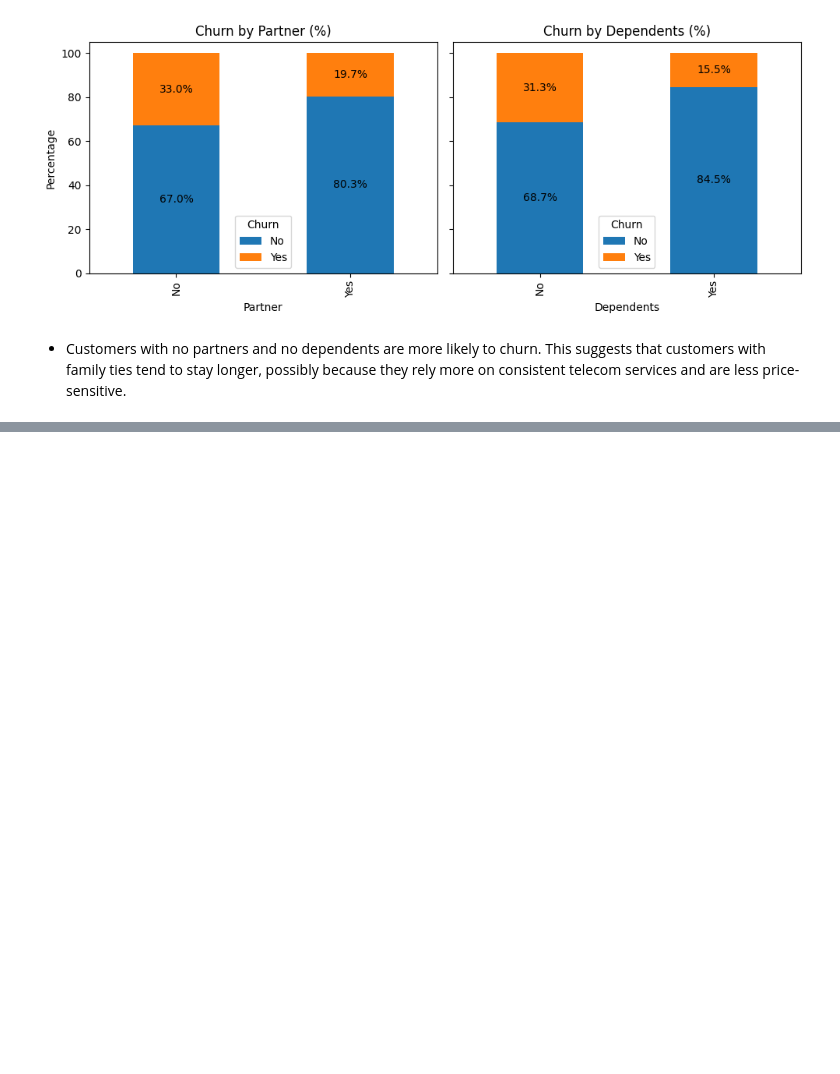
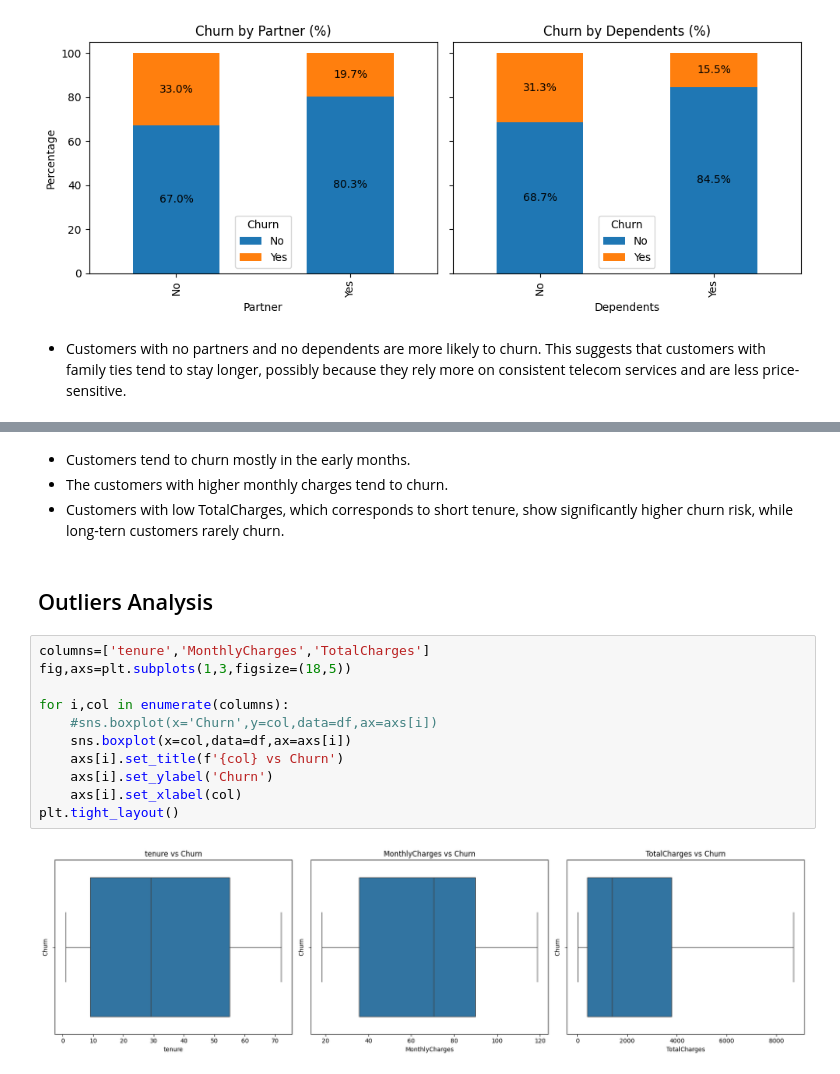
Before and after one commit to AjitaGiri/Customer_Churn_Prediction, a Jupyter notebook: notebook/EDA.ipynb, the cells around one changed output, grey strips where cells are left out. Cells and saved outputs as stored; diff of their text form; blank space fills up the shorter version.

```diff
--- a/notebook/EDA.ipynb
+++ b/notebook/EDA.ipynb
@@ -389,0 +434,19 @@ This suggests that customers with family ties tend to stay longer, possibly beca
+# %% [markdown]
+- Customers tend to churn mostly in the early months.
+- The customers with higher monthly charges tend to churn.
+- Customers with low TotalCharges, which corresponds to short tenure, show significantly higher churn risk, while long-tern customers rarely churn.
+# %% [markdown]
+## Outliers Analysis
+# %%
+columns=['tenure','MonthlyCharges','TotalCharges']
+fig,axs=plt.subplots(1,3,figsize=(18,5))
+
+for i,col in enumerate(columns):
+    #sns.boxplot(x='Churn',y=col,data=df,ax=axs[i])
+    sns.boxplot(x=col,data=df,ax=axs[i])
+    axs[i].set_title(f'{col} vs Churn')
+    axs[i].set_ylabel('Churn')
+    axs[i].set_xlabel(col)
+plt.tight_layout()
+# %% [output]
+[figure, added]
```
Also changed, not shown: parts of 5 cells of this notebook.
